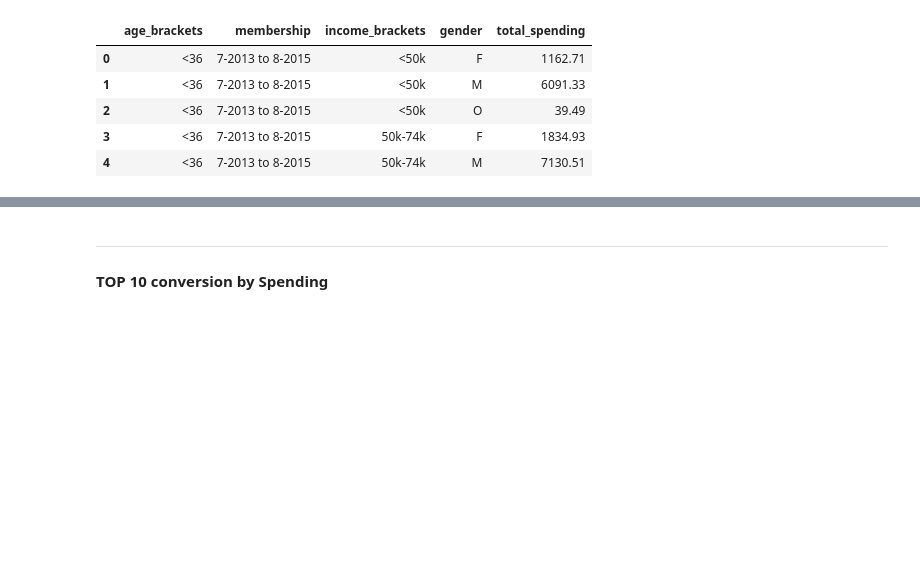
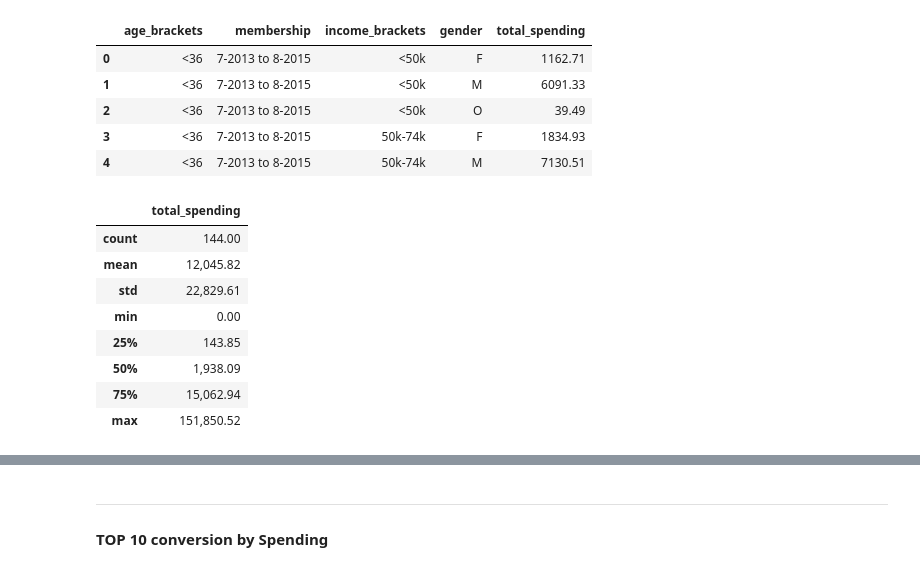
Before and after one commit to 6one2/StarbucksChallenge, a Jupyter notebook: devStarbucks.ipynb, the cells around one changed output, grey strips where cells are left out. Saved outputs shown, nothing was run; the diff lists cells and outputs as text; code cells hidden in the pictures; blank space fills up the shorter version.

```diff
--- a/devStarbucks.ipynb
+++ b/devStarbucks.ipynb
@@ -1030,3 +1025,15 @@ spending_cat.head()
 | 2 | <36 | 7-2013 to 8-2015 | <50k | O | 39.49 |
 | 3 | <36 | 7-2013 to 8-2015 | 50k-74k | F | 1834.93 |
 | 4 | <36 | 7-2013 to 8-2015 | 50k-74k | M | 7130.51 |
+# %%
+spending_cat.describe().style.format("{:,.2f}")
+# %% [output]
+|  | total_spending |
+| count | 144.00 |
+| mean | 12,045.82 |
+| std | 22,829.61 |
+| min | 0.00 |
+| 25% | 143.85 |
+| 50% | 1,938.09 |
+| 75% | 15,062.94 |
+| max | 151,850.52 |
```
Also changed, not shown: parts of 7 cells of this notebook, 2 other files.
